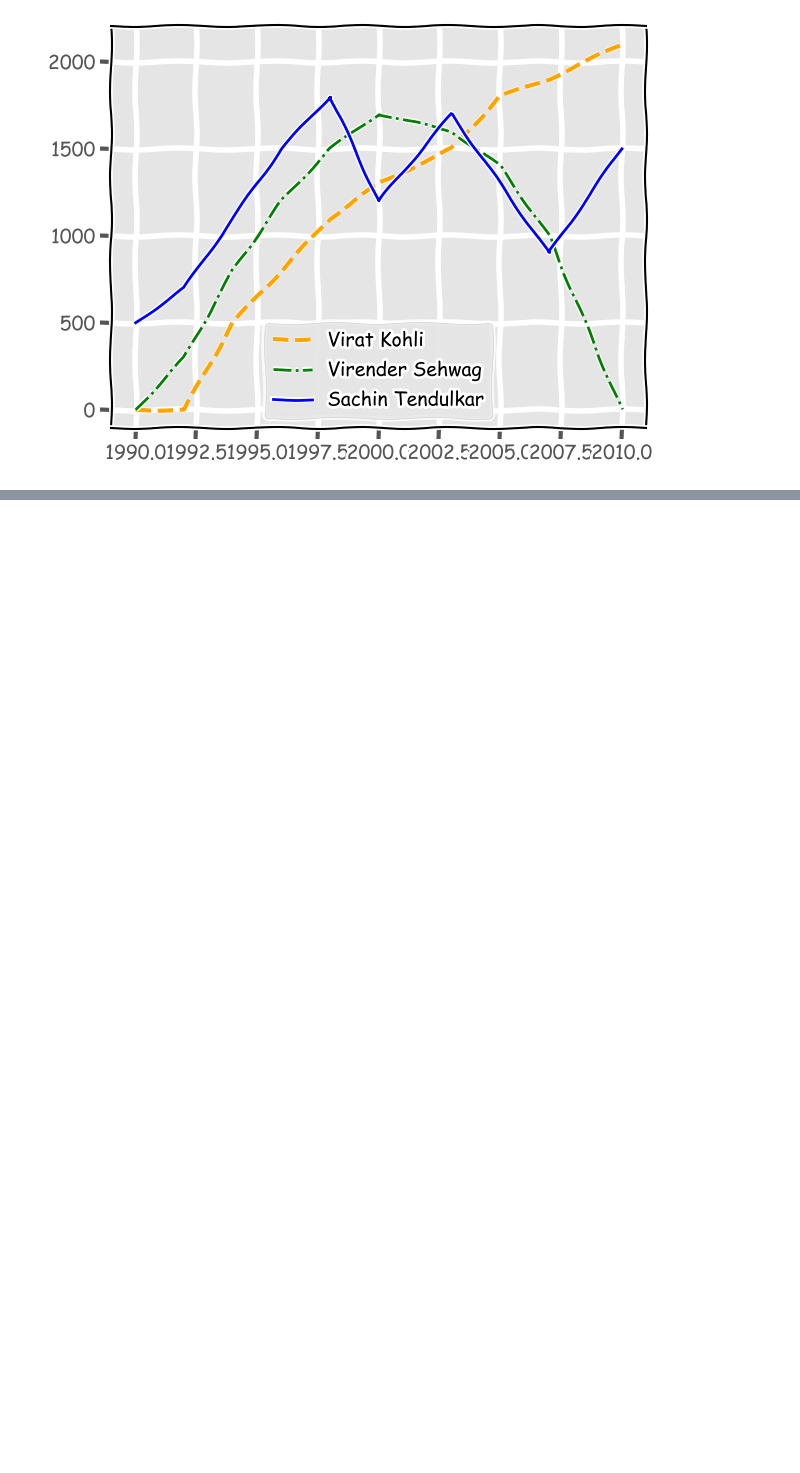
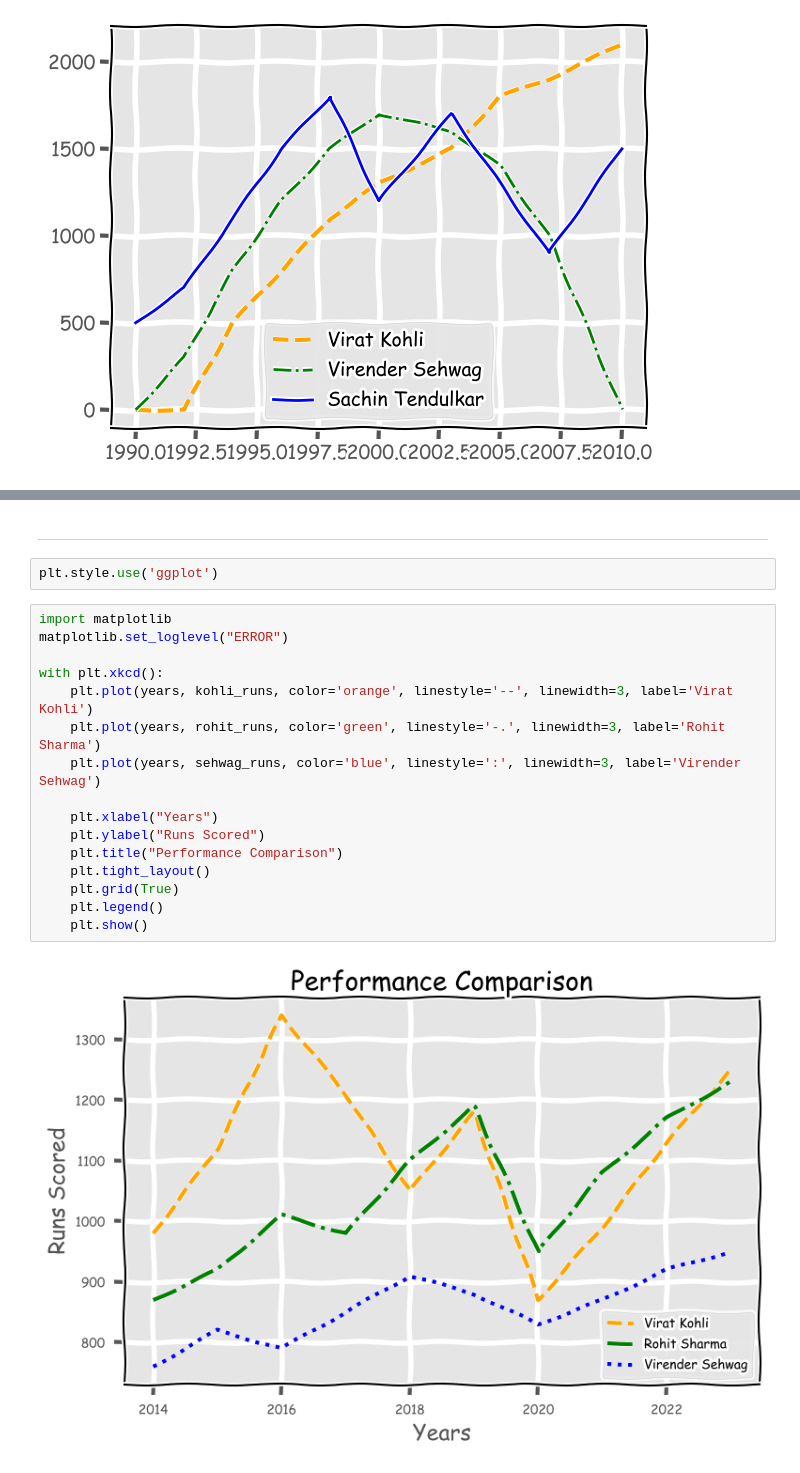
Before and after one commit to yashmahajancd/ULTIMATE-JOB-READY-DATA-SCIENCE, a Jupyter notebook: 08-matplotlib/01_introduction_to_matplotlib.ipynb, the cells around one changed output, grey strips where cells are left out. Saved outputs shown, nothing was run; the diff lists cells and outputs as text; blank space fills up the shorter version.

```diff
--- a/08-matplotlib/01_introduction_to_matplotlib.ipynb
+++ b/08-matplotlib/01_introduction_to_matplotlib.ipynb
@@ -356,0 +396,22 @@ with plt.xkcd():
+# %% [markdown]
+---
+# %%
+plt.style.use('ggplot')
+# %%
+import matplotlib
+matplotlib.set_loglevel("ERROR")
+
+with plt.xkcd():
+    plt.plot(years, kohli_runs, color='orange', linestyle='--', linewidth=3, label='Virat Kohli')
+    plt.plot(years, rohit_runs, color='green', linestyle='-.', linewidth=3, label='Rohit Sharma')
+    plt.plot(years, sehwag_runs, color='blue', linestyle=':', linewidth=3, label='Virender Sehwag')
+
+    plt.xlabel("Years")
+    plt.ylabel("Runs Scored")
+    plt.title("Performance Comparison")
+    plt.tight_layout()
+    plt.grid(True)
+    plt.legend()
+    plt.show()
+# %% [output]
+[figure, added]
```
Also changed, not shown: parts of 5 cells of this notebook.
